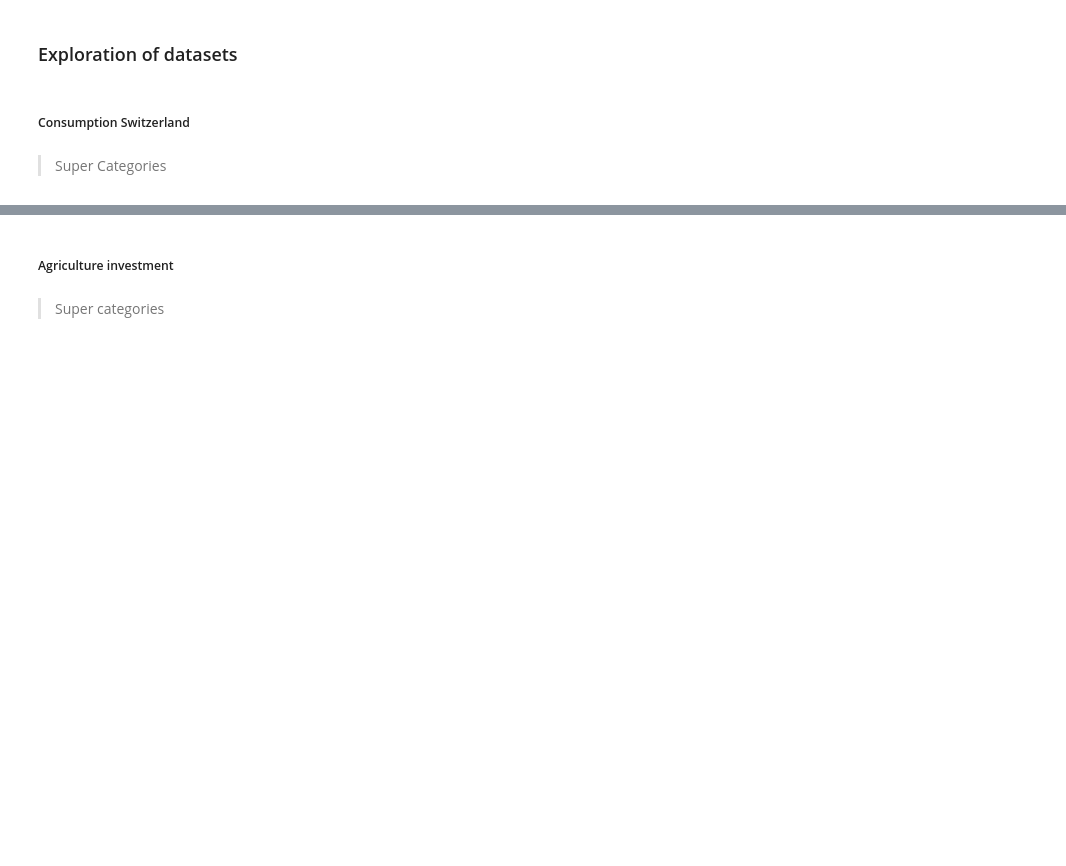
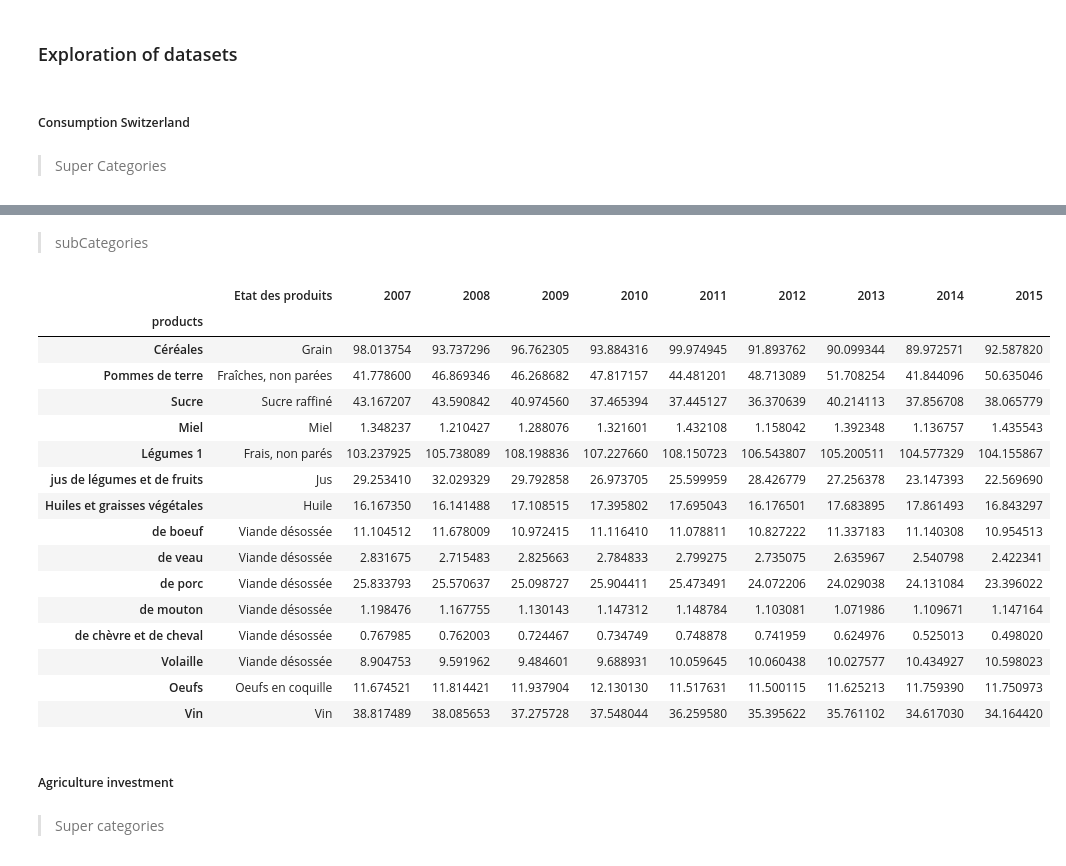
Before and after one commit to MrymZakani/ADA, a Jupyter notebook: LocalConsOverTime.ipynb, the cells around one changed output, grey strips where cells are left out. Cells and saved outputs as stored; diff of their text form; code cells hidden in the pictures; blank space fills up the shorter version.

Commit message:
division super and sub categories

```diff
--- a/LocalConsOverTime.ipynb
+++ b/LocalConsOverTime.ipynb
@@ -81,3 +83,44 @@ catConsSwit
+# %% [markdown]
+> subCategories
+# %%
+subConsSwit = consSwit.loc[(consSwit.index== 'Céréales')]
+subConsSwit = subConsSwit.append(consSwit.loc[(consSwit.index== 'Pommes de terre')])
+subConsSwit = subConsSwit.append(consSwit.loc[(consSwit.index== 'Sucre')])
+subConsSwit = subConsSwit.append(consSwit.loc[(consSwit.index== 'Miel')])
+subConsSwit = subConsSwit.append(consSwit.loc[(consSwit.index== 'Légumes 1')])
+subConsSwit = subConsSwit.append(consSwit.loc[(consSwit.index== 'jus de légumes et de fruits')])
+subConsSwit = subConsSwit.append(consSwit.loc[(consSwit.index== 'Huiles et graisses végétales')])
+subConsSwit = subConsSwit.append(consSwit.loc[(consSwit.index== 'de boeuf')])
+subConsSwit = subConsSwit.append(consSwit.loc[(consSwit.index== 'de veau')])
+subConsSwit = subConsSwit.append(consSwit.loc[(consSwit.index== 'de porc')])
+subConsSwit = subConsSwit.append(consSwit.loc[(consSwit.index== 'de mouton')])
+subConsSwit = subConsSwit.append(consSwit.loc[(consSwit.index== 'de chèvre et de cheval')])
+subConsSwit = subConsSwit.append(consSwit.loc[(consSwit.index== 'Volaille')])
+subConsSwit = subConsSwit.append(consSwit.loc[(consSwit.index== 'Lait de consommation')])
+subConsSwit = subConsSwit.append(consSwit.loc[(consSwit.index== 'Yogourt')])
+subConsSwit = subConsSwit.append(consSwit.loc[(consSwit.index== 'Fromage y compris séré')])
+subConsSwit = subConsSwit.append(consSwit.loc[(consSwit.index== 'Beurre')])
+subConsSwit = subConsSwit.append(consSwit.loc[(consSwit.index== 'Oeufs')])
+subConsSwit = subConsSwit.append(consSwit.loc[(consSwit.index== 'Vin')])
+subConsSwit
+# %% [output]
+|  | Etat des produits | 2007 | 2008 | 2009 | 2010 | 2011 | 2012 | 2013 | 2014 | 2015 |
+| products |  |  |  |  |  |  |  |  |  |  |
+| Céréales | Grain | 98.013754 | 93.737296 | 96.762305 | 93.884316 | 99.974945 | 91.893762 | 90.099344 | 89.972571 | 92.587820 |
+| Pommes de terre | Fraîches, non parées | 41.778600 | 46.869346 | 46.268682 | 47.817157 | 44.481201 | 48.713089 | 51.708254 | 41.844096 | 50.635046 |
+| Sucre | Sucre raffiné | 43.167207 | 43.590842 | 40.974560 | 37.465394 | 37.445127 | 36.370639 | 40.214113 | 37.856708 | 38.065779 |
+| Miel | Miel | 1.348237 | 1.210427 | 1.288076 | 1.321601 | 1.432108 | 1.158042 | 1.392348 | 1.136757 | 1.435543 |
+| Légumes 1 | Frais, non parés | 103.237925 | 105.738089 | 108.198836 | 107.227660 | 108.150723 | 106.543807 | 105.200511 | 104.577329 | 104.155867 |
+| jus de légumes et de fruits | Jus | 29.253410 | 32.029329 | 29.792858 | 26.973705 | 25.599959 | 28.426779 | 27.256378 | 23.147393 | 22.569690 |
+| Huiles et graisses végétales | Huile | 16.167350 | 16.141488 | 17.108515 | 17.395802 | 17.695043 | 16.176501 | 17.683895 | 17.861493 | 16.843297 |
+| de boeuf | Viande désossée | 11.104512 | 11.678009 | 10.972415 | 11.116410 | 11.078811 | 10.827222 | 11.337183 | 11.140308 | 10.954513 |
+| de veau | Viande désossée | 2.831675 | 2.715483 | 2.825663 | 2.784833 | 2.799275 | 2.735075 | 2.635967 | 2.540798 | 2.422341 |
+| de porc | Viande désossée | 25.833793 | 25.570637 | 25.098727 | 25.904411 | 25.473491 | 24.072206 | 24.029038 | 24.131084 | 23.396022 |
+| de mouton | Viande désossée | 1.198476 | 1.167755 | 1.130143 | 1.147312 | 1.148784 | 1.103081 | 1.071986 | 1.109671 | 1.147164 |
+| de chèvre et de cheval | Viande désossée | 0.767985 | 0.762003 | 0.724467 | 0.734749 | 0.748878 | 0.741959 | 0.624976 | 0.525013 | 0.498020 |
+| Volaille | Viande désossée | 8.904753 | 9.591962 | 9.484601 | 9.688931 | 10.059645 | 10.060438 | 10.027577 | 10.434927 | 10.598023 |
+| Oeufs | Oeufs en coquille | 11.674521 | 11.814421 | 11.937904 | 12.130130 | 11.517631 | 11.500115 | 11.625213 | 11.759390 | 11.750973 |
+| Vin | Vin | 38.817489 | 38.085653 | 37.275728 | 37.548044 | 36.259580 | 35.395622 | 35.761102 | 34.617030 | 34.164420 |
 # %% [markdown]
 ##### Agriculture investment
 # %% [markdown]
```
Also changed, not shown: parts of 4 cells of this notebook.
